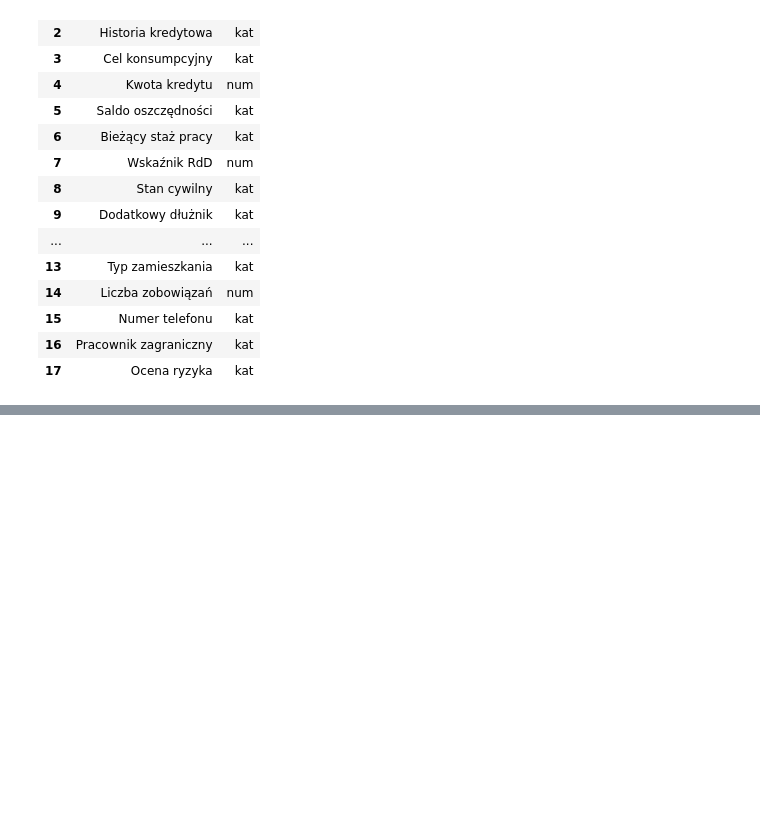
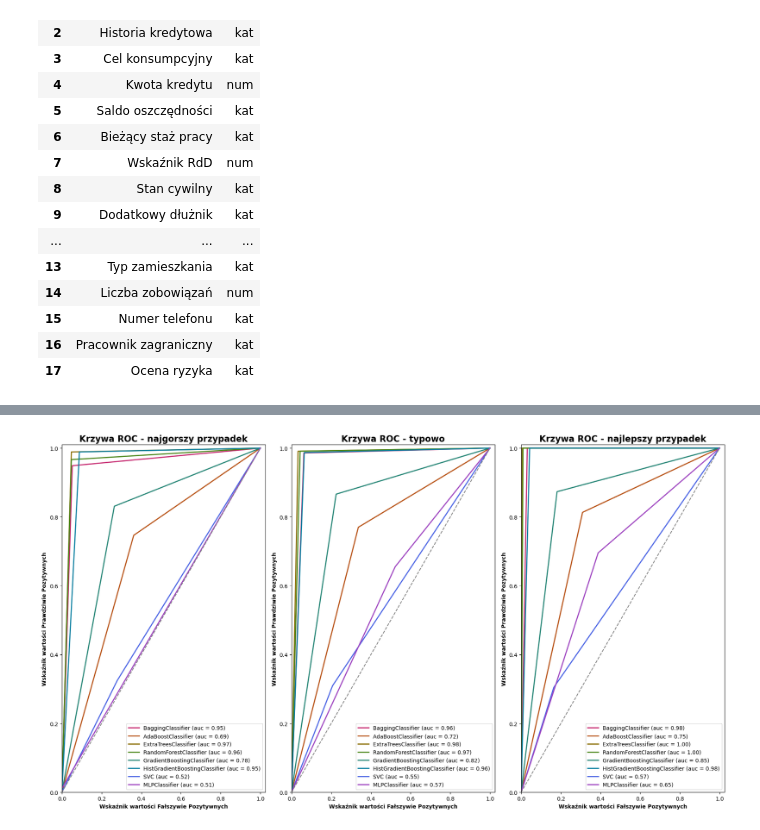
Before and after one commit to ScheiBig/Analiza-Danych, a Jupyter notebook: projekt_241204.ipynb, the cells around one changed output, grey strips where cells are left out. Drawn from its saved outputs; the diff is of its cells as text; code cells hidden in the pictures; blank space fills up the shorter version.

```diff
--- a/projekt_241204.ipynb
+++ b/projekt_241204.ipynb
@@ -735,0 +691,38 @@ con_mat(test_model['out'], rfc_out, ld)
+# %%
+# Lista klasyfikatorów do trenowania - parametr `random_state` będzie zasilany dynamicznie
+classifiers: classifier_dict_t[sklearn_classifiers_t] = {
+	'BaggingClassifier': ensemble.BaggingClassifier(random_state= None),
+	'AdaBoostClassifier': ensemble.AdaBoostClassifier(random_state= None, algorithm='SAMME'),
+	'ExtraTreesClassifier': ensemble.ExtraTreesClassifier(random_state= None),
+	'RandomForestClassifier': ensemble.RandomForestClassifier(random_state= None),
+	'GradientBoostingClassifier': ensemble.GradientBoostingClassifier(random_state= None),
+	'HistGradientBoostingClassifier': ensemble.HistGradientBoostingClassifier(random_state= None),
+	'SVC': svm.SVC(probability= True, random_state= None),
+	'MLPClassifier': neural_network.MLPClassifier(random_state= None),
+}
+
+# Struktura z wynikami treningów klasyfikatorów
+model_results: classifier_dict_t[list[model_results_t]] = { c: [] for c in classifiers }
+
+# Treningi poszczególnych klasyfikatorów
+for c_name, classifier in classifiers.items():
+	for throw, train_datum, test_datum in zip(dice_throws, train_data, test_data):
+		# Dynamiczne zasilenie `random_state`
+		classifier.set_params(random_state= throw)
+
+		# Trening z pomiarem czasu
+		start_time = time()
+		classifier.fit(train_datum['in'], train_datum['out'])
+		duration = time() - start_time
+
+		if hasattr(classifier, 'feature_importances_'):
+			feature_importances = classifier.feature_importances_.copy()
+		else:
+			feature_importances = None
+
+		# Zapis wyników
+		model_results[c_name].append({
+			'predictions': classifier.predict(test_datum['in']),
+			'impact': feature_importances,
+			'train_dur': duration,
+		})
@@ -735,0 +1119,4 @@ con_mat(test_model['out'], rfc_out, ld)
+# %%
+roc()
+# %% [output]
+[figure, added]
```
Also changed, not shown: parts of 77 cells of this notebook.
